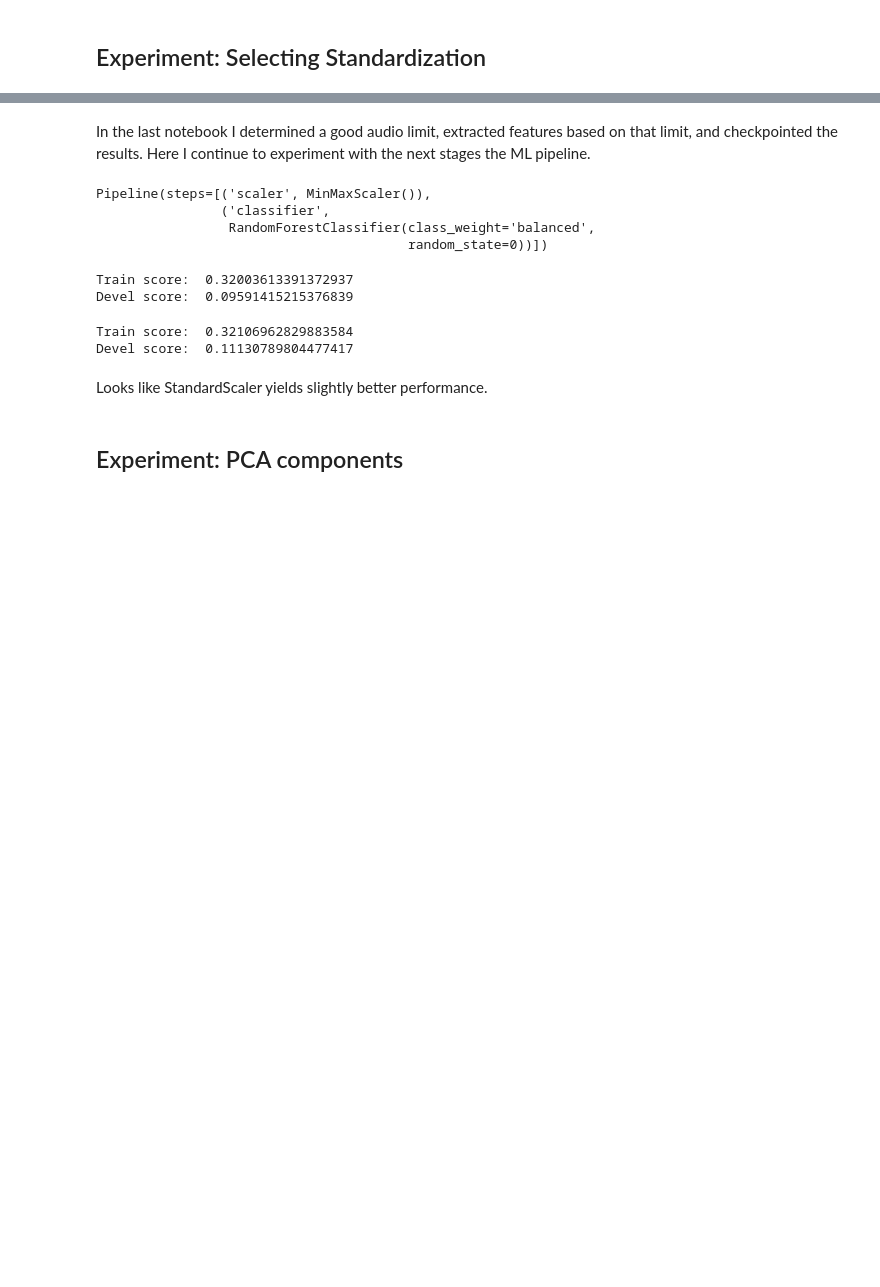
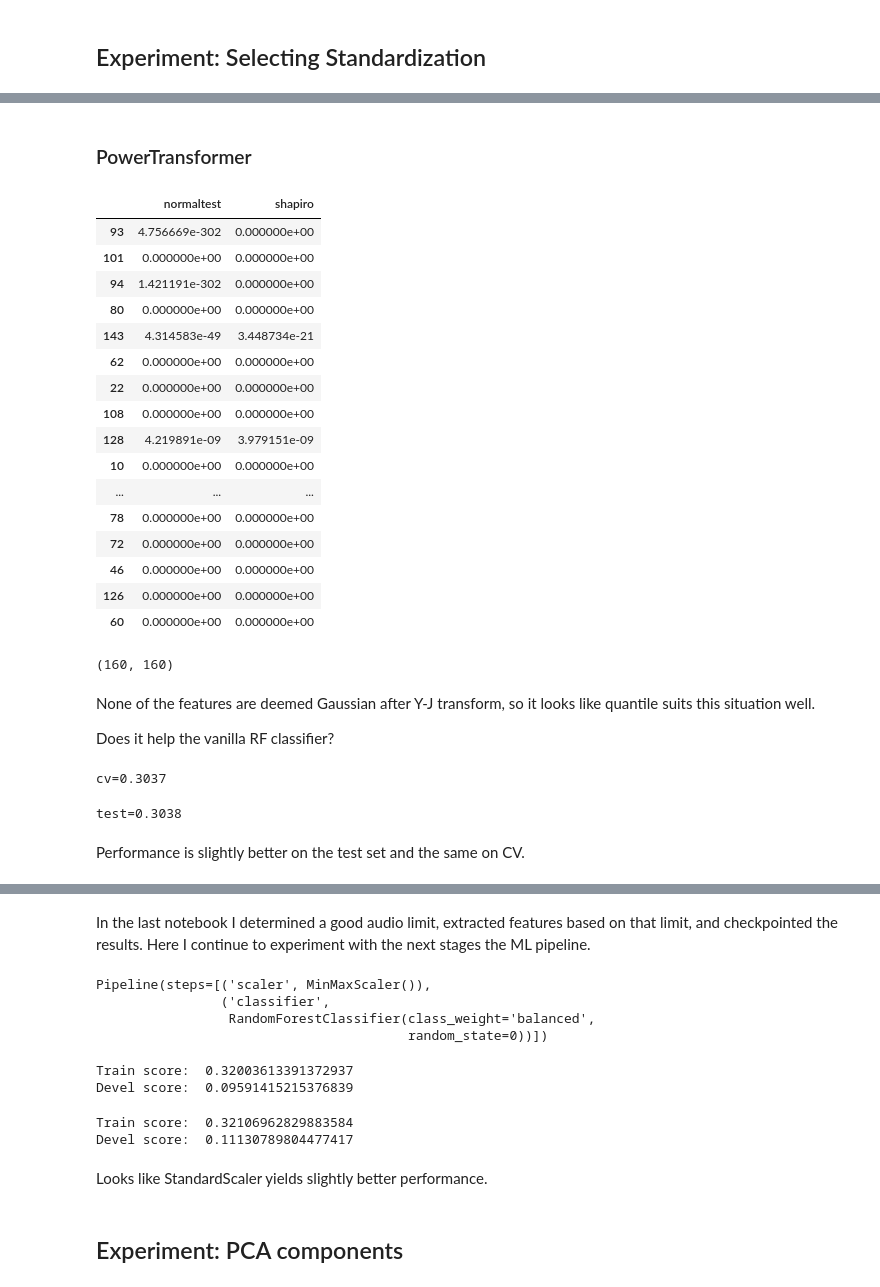
Before and after one commit to ryanjmccall/sb_ml_eng_capstone, a Jupyter notebook: capstone/notebooks/MELD_model_selection.ipynb, the cells around one changed output, grey strips where cells are left out. Cells and saved outputs as stored; diff of their text form; code cells hidden in the pictures; blank space fills up the shorter version.

```diff
--- a/capstone/notebooks/MELD_model_selection.ipynb
+++ b/capstone/notebooks/MELD_model_selection.ipynb
@@ -187,0 +190,5 @@ Looking at the features generated, most follow a power-law distribution, some fo
+# %%
+from scipy.stats import shapiro, normaltest, anderson
+
+res = [[normaltest(df[[f]]).pvalue[0], shapiro(df[[f]]).pvalue] for f in range(160)]
+pd.DataFrame(res, columns=['normaltest', 'shapiro'])
@@ -187,0 +219,8 @@ Looking at the features generated, most follow a power-law distribution, some fo
+# %%
+def normality_report(X):
+    res = [[normaltest(X[:,f]).pvalue, shapiro(X[:,f]).pvalue] for f in range(160)]
+    return pd.DataFrame(res, columns=['normaltest', 'shapiro'])
+
+
+quant_report = normality_report(X_quant)
+quant_report.sample(10)
@@ -187,0 +264,50 @@ Looking at the features generated, most follow a power-law distribution, some fo
+# %% [markdown]
+### PowerTransformer
+# %%
+tf = PowerTransformer()  # default to yeo-johnson, can't use box-cox due to negative values
+X_yj = tf.fit_transform(X)
+yj_report = normality_report(X_yj)
+yj_report.sample(20)
+# %% [output]
+|  | normaltest | shapiro |
+| 93 | 4.756669e-302 | 0.000000e+00 |
+| 101 | 0.000000e+00 | 0.000000e+00 |
+| 94 | 1.421191e-302 | 0.000000e+00 |
+| 80 | 0.000000e+00 | 0.000000e+00 |
+| 143 | 4.314583e-49 | 3.448734e-21 |
+| 62 | 0.000000e+00 | 0.000000e+00 |
+| 22 | 0.000000e+00 | 0.000000e+00 |
+| 108 | 0.000000e+00 | 0.000000e+00 |
+| 128 | 4.219891e-09 | 3.979151e-09 |
+| 10 | 0.000000e+00 | 0.000000e+00 |
+| ... | ... | ... |
+| 78 | 0.000000e+00 | 0.000000e+00 |
+| 72 | 0.000000e+00 | 0.000000e+00 |
+| 46 | 0.000000e+00 | 0.000000e+00 |
+| 126 | 0.000000e+00 | 0.000000e+00 |
+| 60 | 0.000000e+00 | 0.000000e+00 |
+# %%
+(yj_report.normaltest < p).sum(), (yj_report.shapiro < p).sum()
+# %% [output]
+(160, 160)
+# %% [markdown]
+None of the features are deemed Gaussian after Y-J transform, so it looks like quantile suits this situation well.
+
+Does it help the vanilla RF classifier?
+# %%
+X_train, X_test, y_train, y_test = train_test_split(X_quant, y, test_size=0.2, stratify=y, random_state=0)
+model = RandomForestClassifier(class_weight='balanced', random_state=0, n_jobs=-1)
+scores = cross_val_score(model, X_train, y_train, scoring='f1_weighted', cv=5, n_jobs=-1)
+cv = round(np.mean(cv_scores), 4)
+print(f'cv={cv}')
+# %% [output]
+cv=0.3037
+# %%
+model = RandomForestClassifier(class_weight='balanced', random_state=0, n_jobs=-1)
+model.fit(X_train, y_train)
+test = round(f1_score(y_test, model.predict(X_test), average='weighted'), 4)
+print(f'test={test}')
+# %% [output]
+test=0.3038
+# %% [markdown]
+Performance is slightly better on the test set and the same on CV.
```
Also changed, not shown: parts of 52 cells of this notebook.
